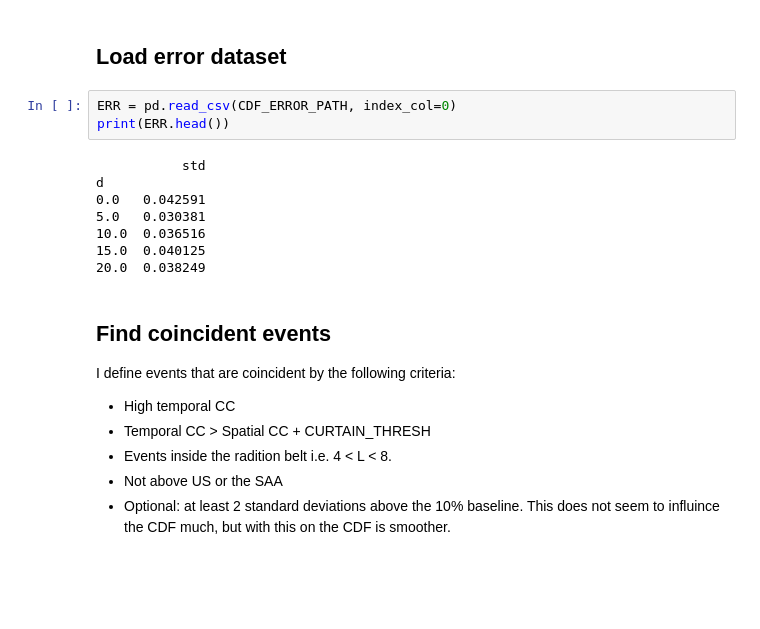
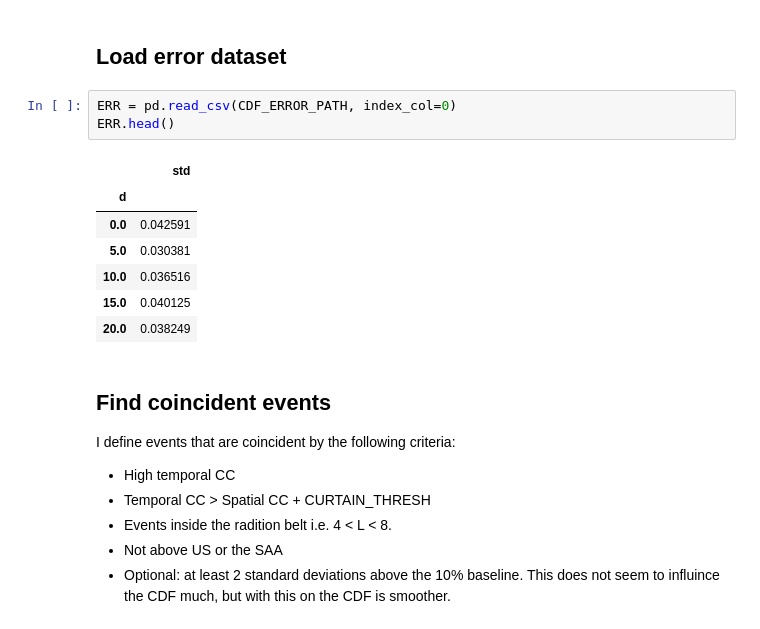
Before and after one commit to mshumko/ac6_microburst_scale_sizes, a Jupyter notebook: stats/microburst_CDF.ipynb, the cells around one changed output. Cells and saved outputs as stored; diff of their text form; blank space fills up the shorter version.

```diff
--- a/stats/microburst_CDF.ipynb
+++ b/stats/microburst_CDF.ipynb
@@ -71,15 +71,15 @@ E.head()
 ## Load error dataset
 # %%
 ERR = pd.read_csv(CDF_ERROR_PATH, index_col=0)
-print(ERR.head())
+ERR.head()
 # %% [output]
-           std
-d
-0.0   0.042591
-5.0   0.030381
-10.0  0.036516
-15.0  0.040125
-20.0  0.038249
+|  | std |
+| d |  |
+| 0.0 | 0.042591 |
+| 5.0 | 0.030381 |
+| 10.0 | 0.036516 |
+| 15.0 | 0.040125 |
+| 20.0 | 0.038249 |
 # %% [markdown]
 ## Find coincident events
 I define events that are coincident by the following criteria:
```
Also changed, not shown: parts of 6 cells of this notebook.
